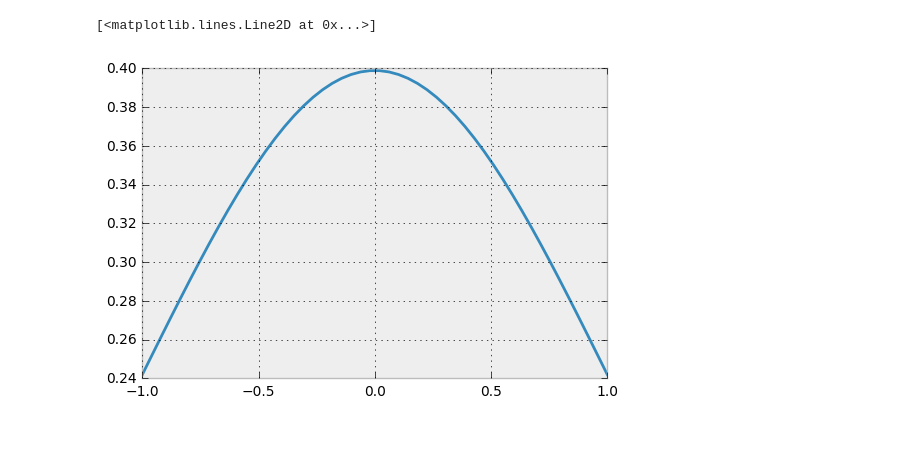
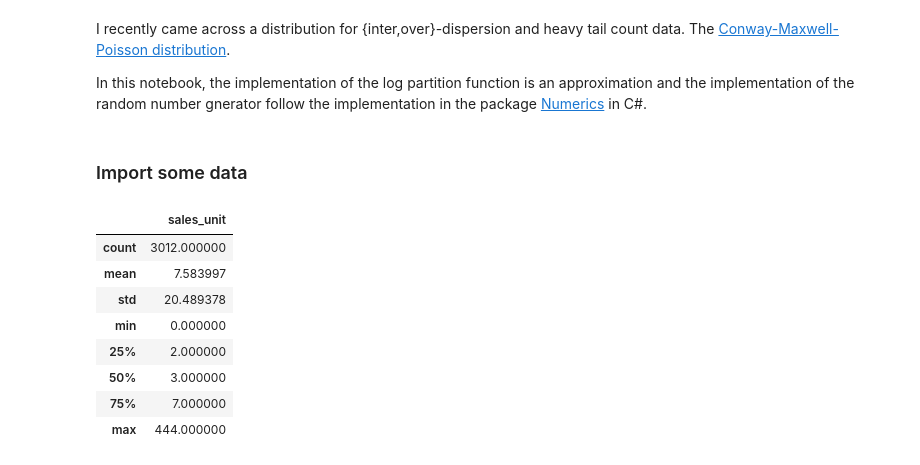
Before and after one commit to dadaromeo/dadaromeo.github.com, a Jupyter notebook: posts/conway-maxwell-poisson-distribution-in-pymc3.ipynb, the cells around one changed output. Saved outputs shown, nothing was run; the diff lists cells and outputs as text; code cells hidden in the pictures; blank space fills up the shorter version.

```diff
--- a/posts/conway-maxwell-poisson-distribution-in-pymc3.ipynb
+++ b/posts/conway-maxwell-poisson-distribution-in-pymc3.ipynb
@@ -14,7 +1,4 @@ from scipy.stats import norm
-# %%
-a = np.linspace(-1,1)
-
-plt.plot(a, norm.pdf(a))
-# %% [output]
-[<matplotlib.lines.Line2D at 0x...>]
-[figure, removed]
+# %% [markdown]
+I recently came across a distribution for {inter,over}-dispersion and heavy tail count data. The [Conway-Maxwell-Poisson distribution](https://en.wikipedia.org/wiki/Conway%E2%80%93Maxwell%E2%80%93Poisson_distribution).
+
+In this notebook, the implementation of the log partition function is an approximation and the implementation of the random number gnerator follow the implementation in the package [Numerics](https://github.com/mathnet/mathnet-numerics/blob/master/src/Numerics/Distributions/ConwayMaxwellPoisson.cs) in C#.
@@ -20,0 +25,17 @@ plt.plot(a, norm.pdf(a))
+# %% [markdown]
+### Import some data
+
+<!-- TEASER_END -->
+# %%
+sales = pd.read_csv("data/sales.csv")
+sales.describe()
+# %% [output]
+|  | sales_unit |
+| count | 3012.000000 |
+| mean | 7.583997 |
+| std | 20.489378 |
+| min | 0.000000 |
+| 25% | 2.000000 |
+| 50% | 3.000000 |
+| 75% | 7.000000 |
+| max | 444.000000 |
```
Also changed, not shown: parts of 22 cells of this notebook, 35 other files.
